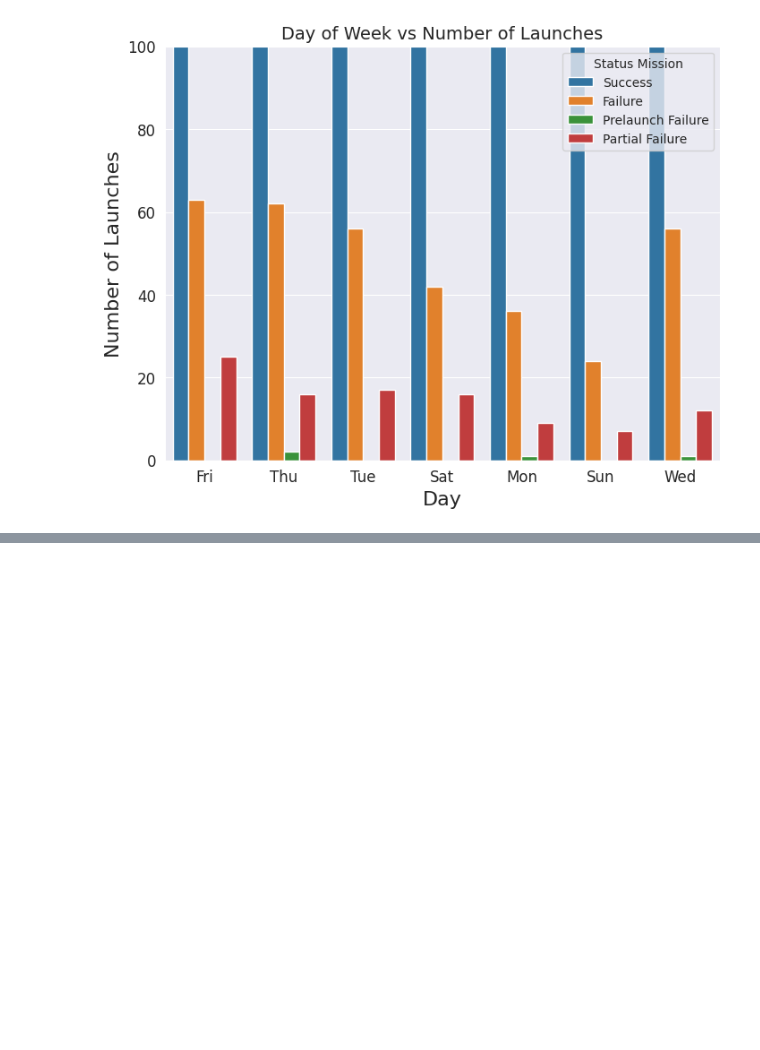
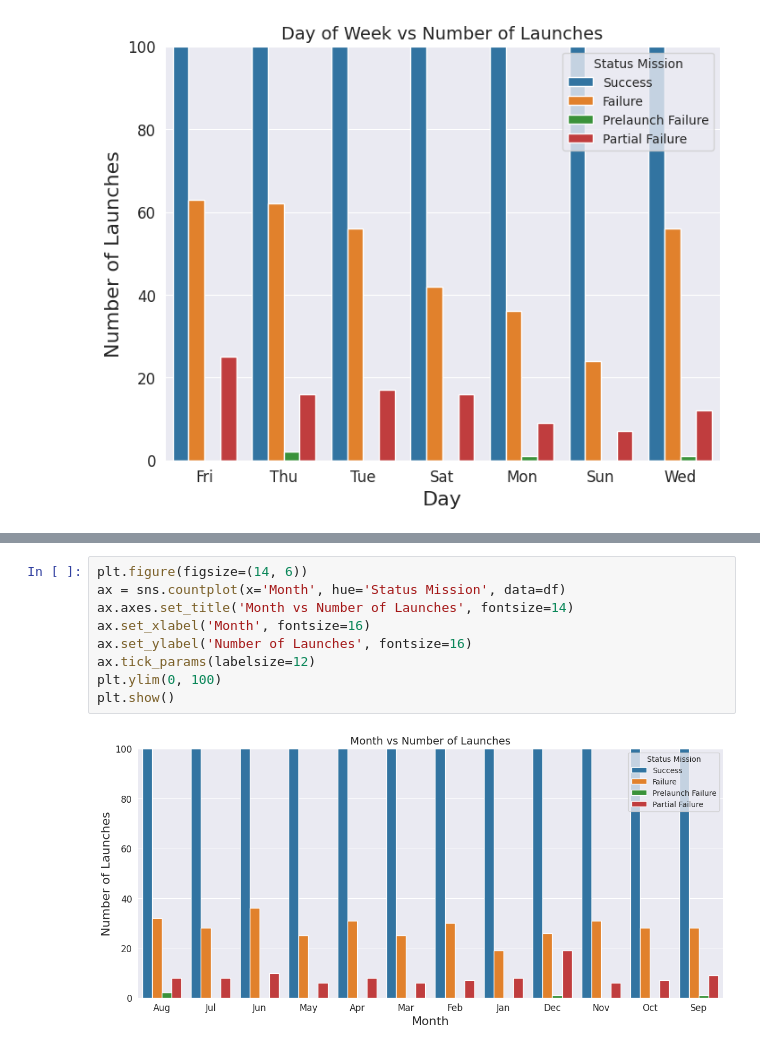
Before and after one commit to ameya932/Space-Missions-Analysis, a Jupyter notebook: Human_Space_Missions_Analysis.ipynb, the cells around one changed output, grey strips where cells are left out. Drawn from its saved outputs; the diff is of its cells as text; blank space fills up the shorter version.

```diff
--- a/Human_Space_Missions_Analysis.ipynb
+++ b/Human_Space_Missions_Analysis.ipynb
@@ -167,0 +183,11 @@ plt.show()
+# %%
+plt.figure(figsize=(14, 6))
+ax = sns.countplot(x='Month', hue='Status Mission', data=df)
+ax.axes.set_title('Month vs Number of Launches', fontsize=14)
+ax.set_xlabel('Month', fontsize=16)
+ax.set_ylabel('Number of Launches', fontsize=16)
+ax.tick_params(labelsize=12)
+plt.ylim(0, 100)
+plt.show()
+# %% [output]
+[figure, added]
```
Also changed, not shown: parts of 10 cells of this notebook.
